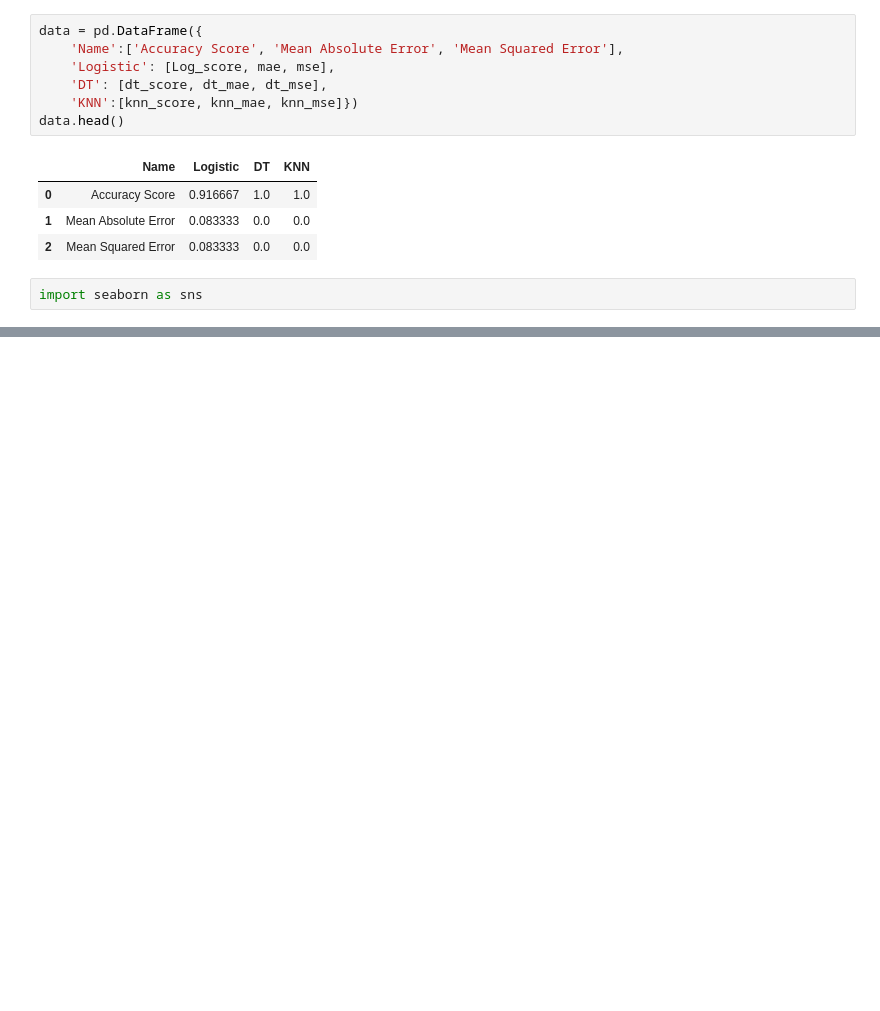
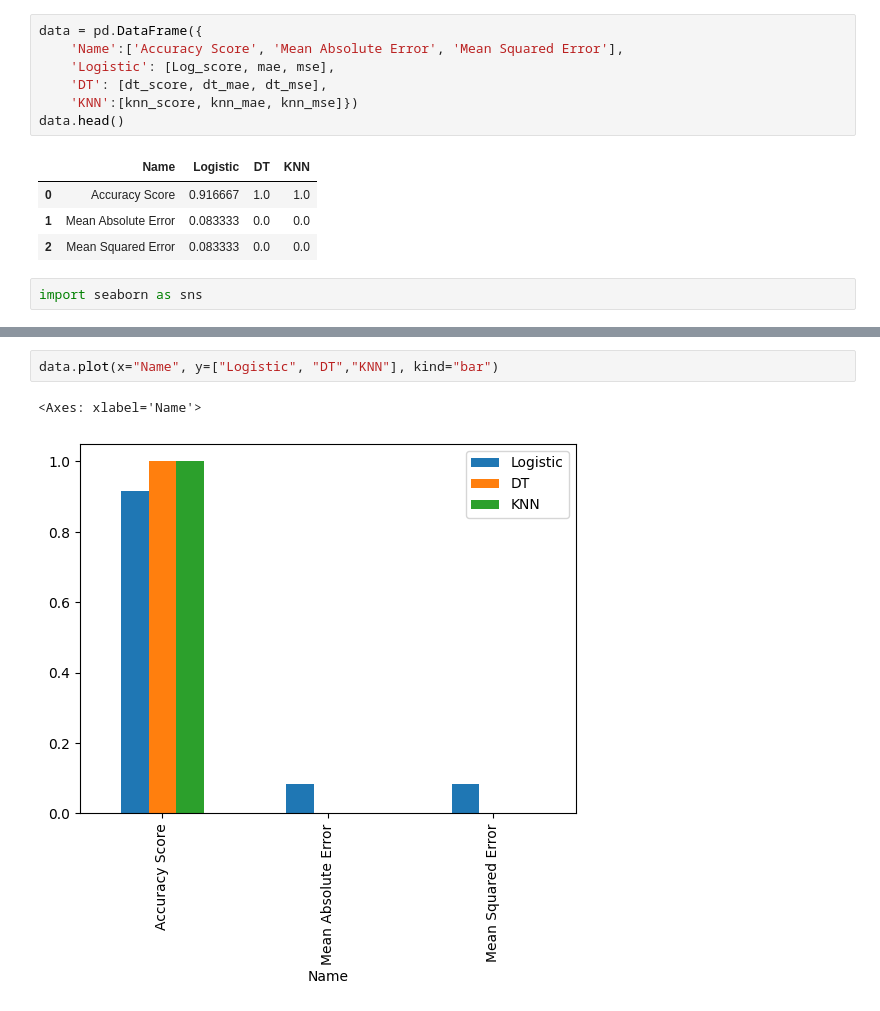
Before and after one commit to jarinraya02/Machine_Learning_Course, a Jupyter notebook: Assingment 4/Assignment 4.ipynb, the cells around one changed output, grey strips where cells are left out. Cells and saved outputs as stored; diff of their text form; blank space fills up the shorter version.

```diff
--- a/Assingment 4/Assignment 4.ipynb
+++ b/Assingment 4/Assignment 4.ipynb
@@ -217,3 +217,8 @@ graph.set_titles("{col_name}")
 # %% [output]
 <seaborn.axisgrid.FacetGrid at 0x...>
 [figure]
+# %%
+data.plot(x="Name", y=["Logistic", "DT","KNN"], kind="bar")
+# %% [output]
+<Axes: xlabel='Name'>
+[figure, added]
```
Also changed, not shown: parts of 1 cell of this notebook.
